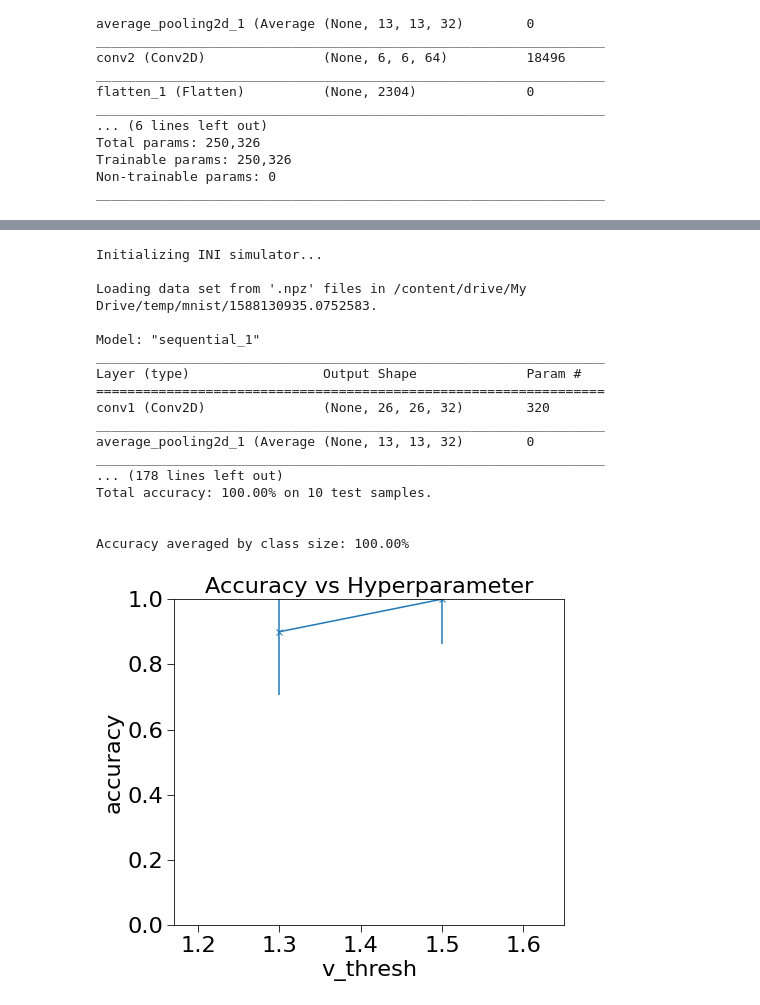
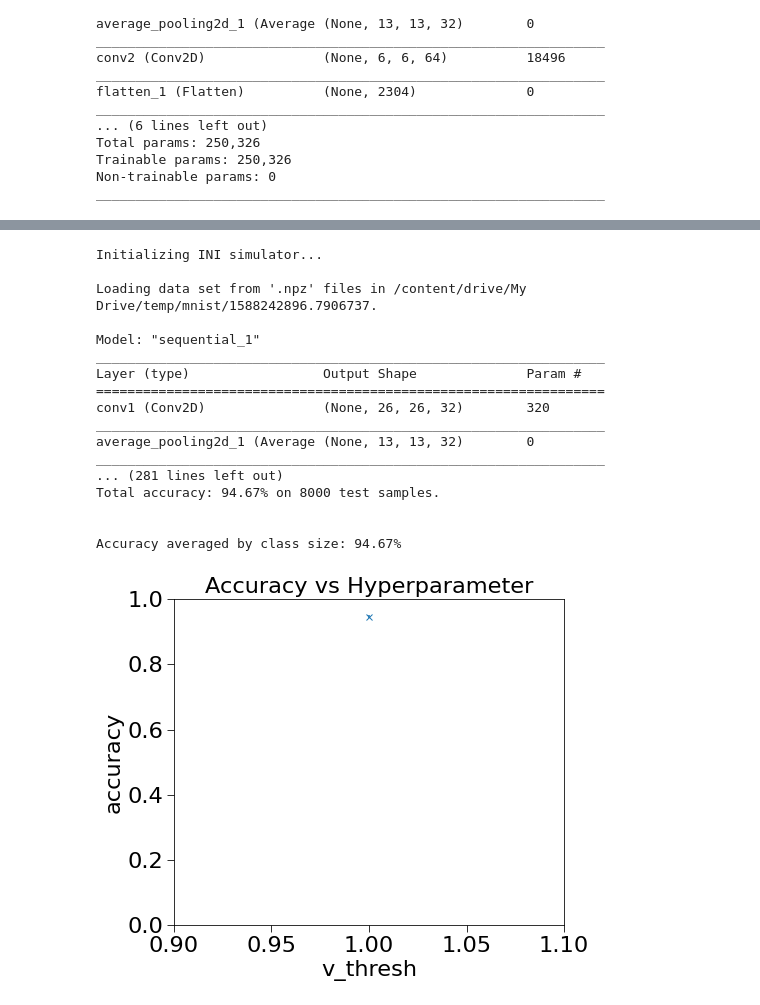
Before and after one commit to RKCZ/MNIST_usecase, a Jupyter notebook: MNIST_usecase.ipynb, the cells around one changed output, grey strips where cells are left out. Cells and saved outputs as stored; diff of their text form; code cells hidden in the pictures.

```diff
--- a/MNIST_usecase.ipynb
+++ b/MNIST_usecase.ipynb
@@ -157,6 +157,7 @@ Trainable params: 250,326
 Non-trainable params: 0
 _________________________________________________________________
 # %%
+n_samples = 8000
 # train and evaluate Keras ANN
 x_train, y_train, x_test, y_test = preprocess(dataset)
 model.fit(
@@ -165,9 +166,9 @@ model.fit(
     batch_size=batch_size,
     epochs=epochs,
     verbose=2,
-    validation_data=(x_test, y_test)
+    validation_split=0.25
     )
-score = model.evaluate(x_test, y_test, verbose=0)
+score = model.evaluate(x_test[:n_samples], y_test[:n_samples], verbose=1)
 
 print('Test loss:', score[0])
 print('Test accuracy:', score[1])
@@ -204,8 +206,7 @@ assert path_wd is not None
 dt = 0.1  # Time resolution of simulator.
 snn_sim = 'INI'
 timesteps = 30
-n_samples = 10
-sim_batch = 5
+sim_batch = 500
 plots = {}
 """
 {'spiketrains', 'spikerates', 'activations', 'correlation', 'v_mem', 'error_t'}
@@ -240,47 +241,47 @@ config['cell'] = {
     'delay': dt  # least one time step.
 }
 
-config['parameter_sweep'] = {
-    'param_name': 'v_thresh',
-    'param_values': [1.3, 1.5]
-}
+# config['parameter_sweep'] = {
+#     'param_name': 'v_thresh',
+#     'param_values': [1.3, 1.5]
+# }
 
 """
     Various plots (slows down simulation).
     Leave section empty to turn off plots.
 """
 config['output'] = {
     'plot_vars': plots
 }
 
 # Store config file.
 config_filepath = os.path.join(path_wd, 'config')
 with open(config_filepath, 'w') as configfile:
     config.write(configfile)
 
 # RUN SNN TOOLBOX #
 ###################
 
 main(config_filepath)
 # %% [output]
 Initializing INI simulator...
 
-Loading data set from '.npz' files in /content/drive/My Drive/temp/mnist/1588130935.0752583.
+Loading data set from '.npz' files in /content/drive/My Drive/temp/mnist/1588242896.7906737.
 
 Model: "sequential_1"
 _________________________________________________________________
 Layer (type)                 Output Shape              Param #
 =================================================================
 conv1 (Conv2D)               (None, 26, 26, 32)        320
 _________________________________________________________________
 average_pooling2d_1 (Average (None, 13, 13, 32)        0
 _________________________________________________________________
-... (178 lines left out)
-Total accuracy: 100.00% on 10 test samples.
+... (281 lines left out)
+Total accuracy: 94.67% on 8000 test samples.
 
 
-Accuracy averaged by class size: 100.00%
+Accuracy averaged by class size: 94.67%
-[figure, old version]
+[figure, new version]
 # %%
 # initial parameters
 model_params = os.path.join(path_wd, 'keras_to_snn_regularized_params')
```
Also changed, not shown: parts of 8 cells of this notebook.
